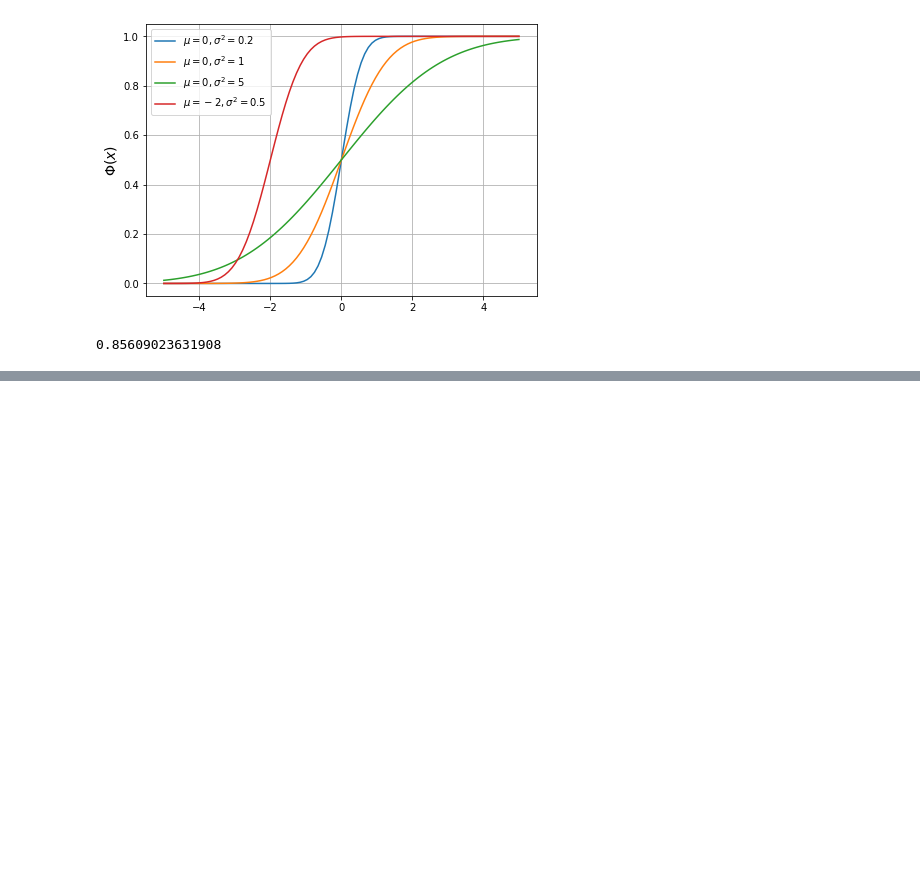
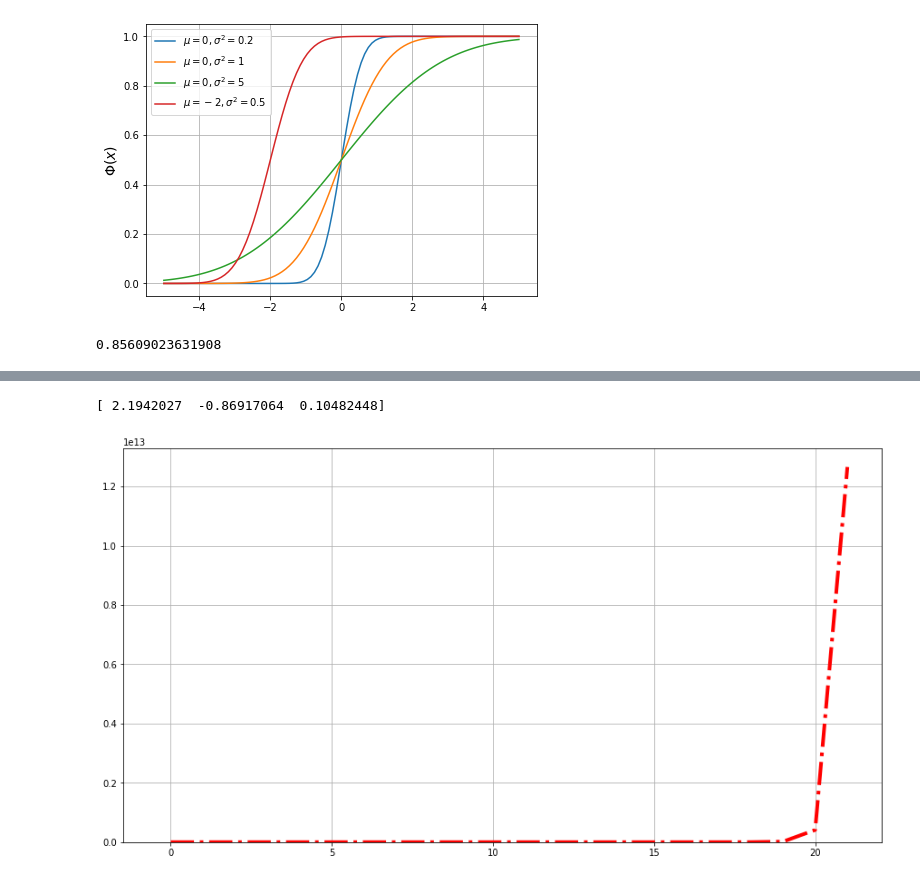
Before and after one commit to khurshudoff/MADE_bayesML, a Jupyter notebook: HW2/HW2.ipynb, the cells around one changed output, grey strips where cells are left out. Saved outputs shown, nothing was run; the diff lists cells and outputs as text; code cells hidden in the pictures; blank space fills up the shorter version.

```diff
--- a/HW2/HW2.ipynb
+++ b/HW2/HW2.ipynb
@@ -444,0 +565,10 @@ print("При худшем  (90%) сценарии общее число заб
+# %%
+y_train_new_cases, y_test_new_cases = get_new_cases(iso_code="SSD", min=15)
+y_train_log_new_cases = np.log(y_train_new_cases)
+
+cur_mu = get_mu(y_train_log_new_cases)
+print(cur_mu)
+my_plot(y_train_new_cases, y_test_new_cases)
+# %% [output]
+[ 2.1942027  -0.86917064  0.10482448]
+[figure, added]
```
Also changed, not shown: parts of 26 cells of this notebook.
